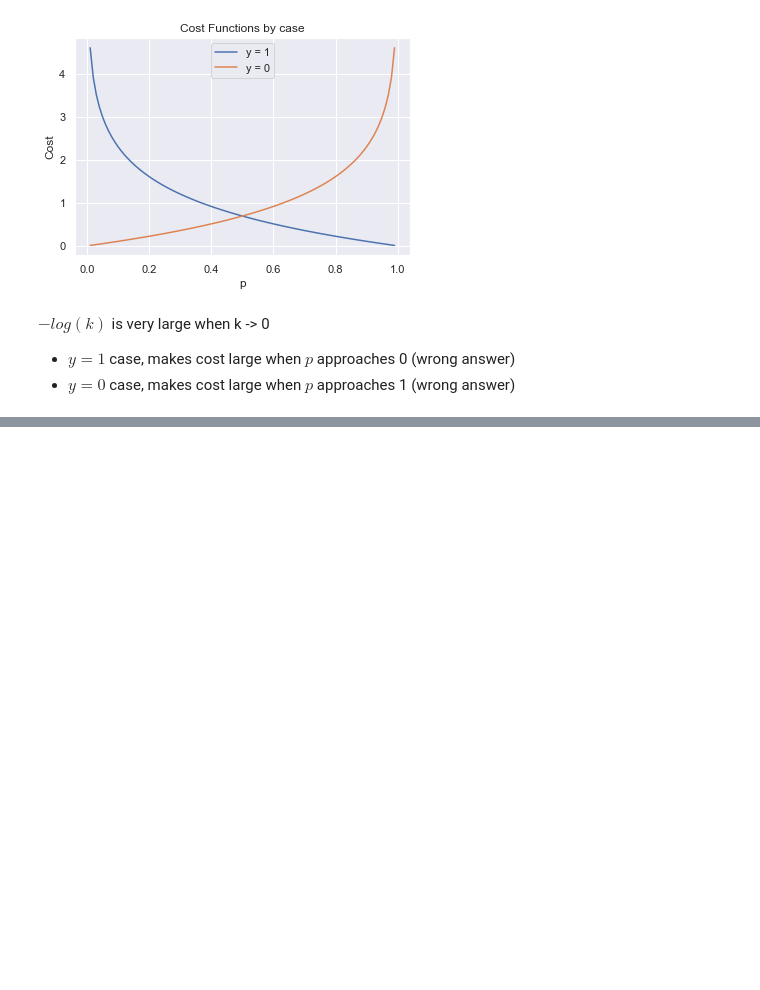
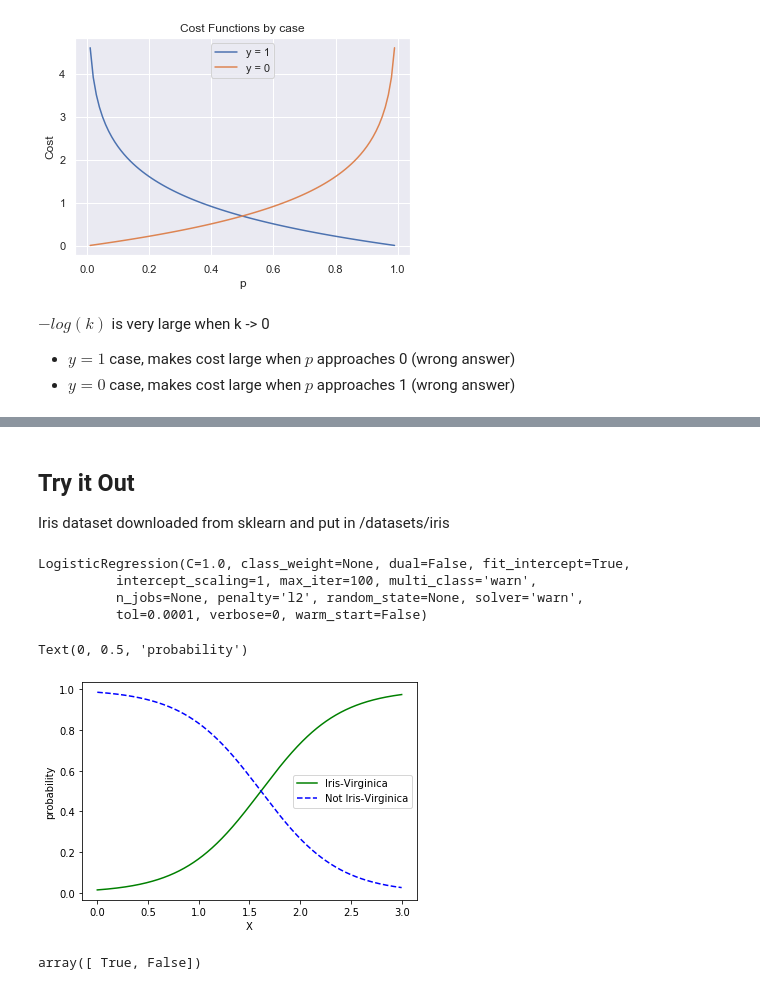
Before and after one commit to varokas/hands-on-ml, a Jupyter notebook: chapter4-2-logistic-regrssion.ipynb, the cells around one changed output, grey strips where cells are left out. Saved outputs shown, nothing was run; the diff lists cells and outputs as text; code cells hidden in the pictures; blank space fills up the shorter version.

Commit message:
logistic regression

```diff
--- a/chapter4-2-logistic-regrssion.ipynb
+++ b/chapter4-2-logistic-regrssion.ipynb
@@ -58,0 +76,4 @@ $-log(k)$ is very large when k -> 0
+# %% [markdown]
+## Try it Out
+
+Iris dataset downloaded from sklearn and put in /datasets/iris
@@ -58,0 +85,27 @@ $-log(k)$ is very large when k -> 0
+# %%
+df_iris = pd.read_csv("datasets/iris/iris.csv")
+X_iris = df_iris[["petal width (cm)"]]
+y_iris = df_iris["target"] == 'virginica'
+# %%
+log_reg = LogisticRegression()
+log_reg.fit(X_iris, y_iris)
+# %% [output]
+LogisticRegression(C=1.0, class_weight=None, dual=False, fit_intercept=True,
+          intercept_scaling=1, max_iter=100, multi_class='warn',
+          n_jobs=None, penalty='l2', random_state=None, solver='warn',
+          tol=0.0001, verbose=0, warm_start=False)
+# %%
+X_new = np.linspace(0, 3, 1000).reshape(-1, 1) # makes a column vector
+y_proba = log_reg.predict_proba(X_new)
+plt.plot(X_new, y_proba[:, 1], "g-", label="Iris-Virginica")
+plt.plot(X_new, y_proba[:, 0], "b--", label="Not Iris-Virginica")
+plt.legend()
+plt.xlabel("X")
+plt.ylabel("probability")
+# %% [output]
+Text(0, 0.5, 'probability')
+[figure, added]
+# %%
+log_reg.predict([[2.0], [1.4]]) # True @ probability > 0.5
+# %% [output]
+array([ True, False])
```
Also changed, not shown: parts of 4 cells of this notebook, 3 other files.
